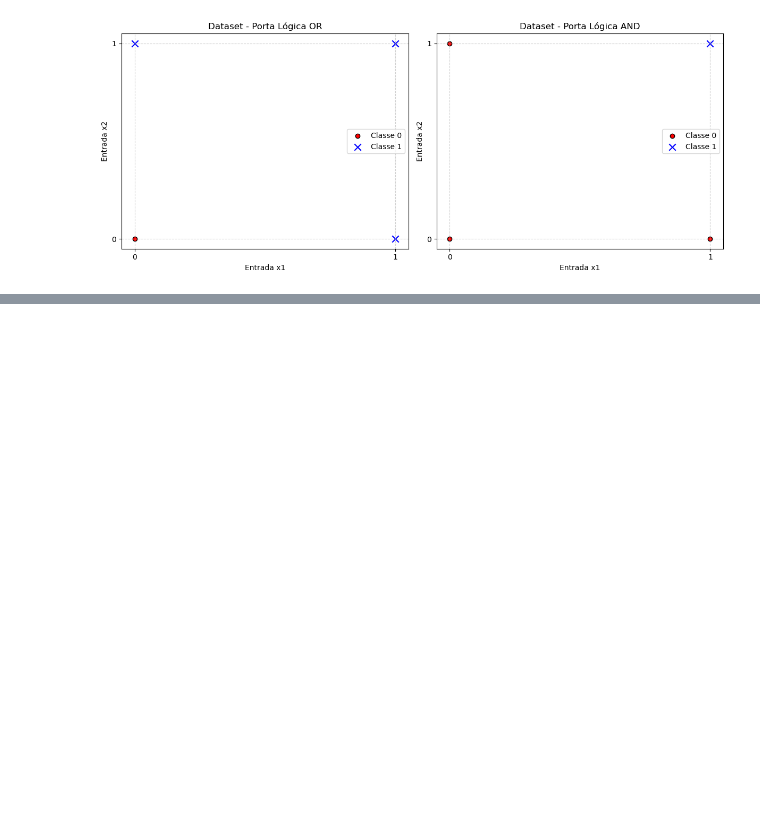
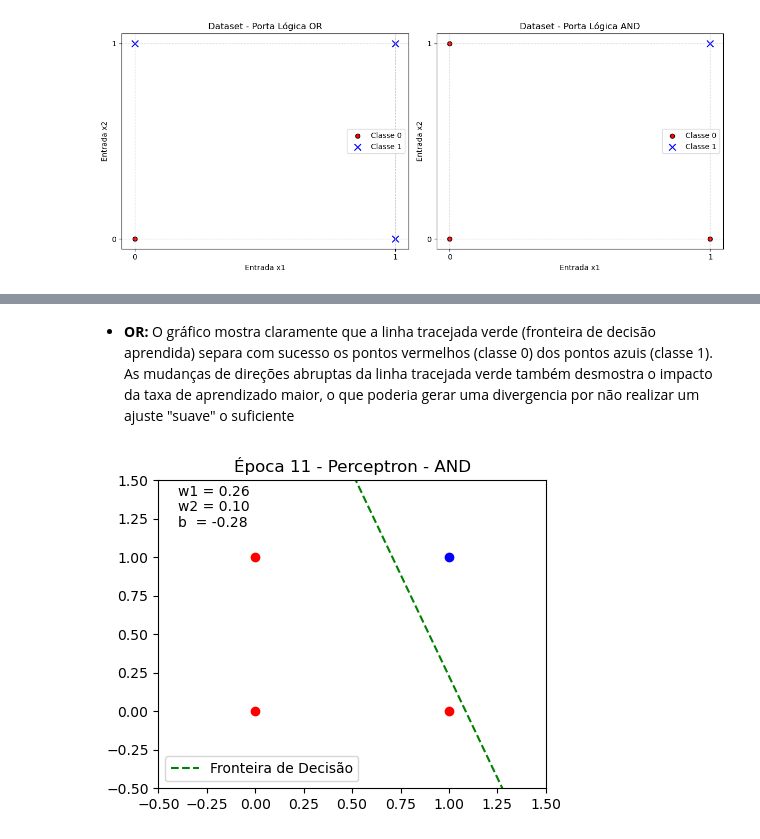
Before and after one commit to jgbmarques/G_JOAO_GABRIEL_BARROS_MARQUES_PERCEPTON, a Jupyter notebook: Codigo/perceptron.ipynb, the cells around one changed output, grey strips where cells are left out. Drawn from its saved outputs; the diff is of its cells as text; code cells hidden in the pictures; blank space fills up the shorter version.

```diff
--- a/Codigo/perceptron.ipynb
+++ b/Codigo/perceptron.ipynb
@@ -561,0 +605,6 @@ plot_fronteira_decisao(W_or,b_or,X_or,y_or)
+# %% [markdown]
+*   **OR:** O gráfico mostra claramente que a linha tracejada verde (fronteira de decisão aprendida) separa com sucesso os pontos vermelhos (classe 0) dos pontos azuis (classe 1). As mudanças de direções abruptas da linha tracejada verde também desmostra o impacto da taxa de aprendizado maior, o que poderia gerar uma divergencia por não realizar um ajuste "suave" o suficiente
+# %%
+plot_fronteira_decisao(W_and,b_and,X_and,y_and,"Perceptron - AND")
+# %% [output]
+[figure, added]
```
Also changed, not shown: parts of 7 cells of this notebook, 1 other file.
